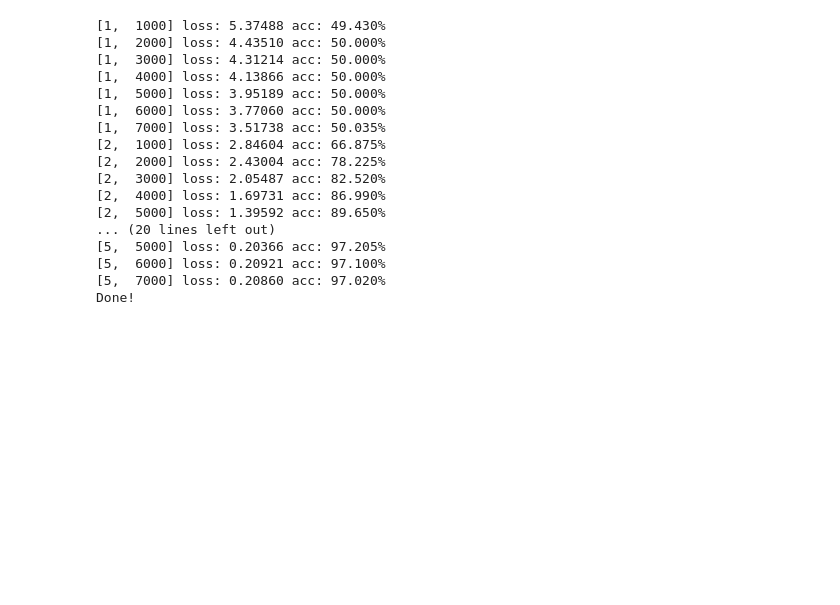
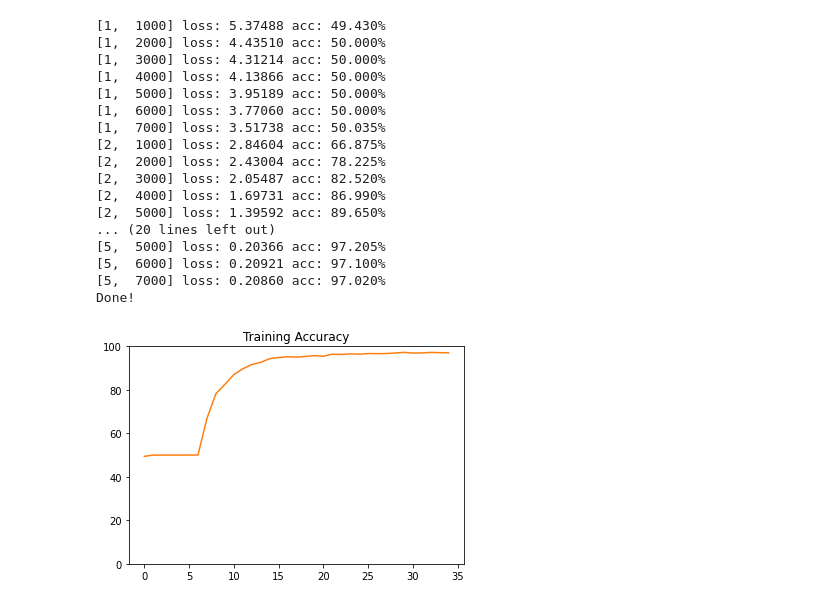
Before and after one commit to CharFox1/CompVisProj, a Jupyter notebook: lstmCharModel.ipynb, the cells around one changed output. Saved outputs shown, nothing was run; the diff lists cells and outputs as text; code cells hidden in the pictures; blank space fills up the shorter version.

```diff
--- a/lstmCharModel.ipynb
+++ b/lstmCharModel.ipynb
@@ -86,6 +86,8 @@ with open("handwrittenChars/trainSmall.npy", "rb") as f:
 with open("handwrittenChars/valSmall.npy", "rb") as f:
     conv_val_data = np.load(f, allow_pickle=True)
 
+conv_val_data = conv_val_data[:13000]
+
 print("training data size:", len(conv_train_data))
 print("validation data size:", len(conv_val_data))
 
@@ -413,3 +415,12 @@ print("Done!")
 [5,  6000] loss: 0.20921 acc: 97.100%
 [5,  7000] loss: 0.20860 acc: 97.020%
 Done!
+# %%
+fig = plt.figure()
+ax = fig.add_subplot(1,1,1)
+ax.plot(testAcc, color="tab:orange")
+ax.set_ylim([0,100])
+ax.set_title("Training Accuracy")
+plt.show()
+# %% [output]
+[figure, added]
```
Also changed, not shown: parts of 4 cells of this notebook.
